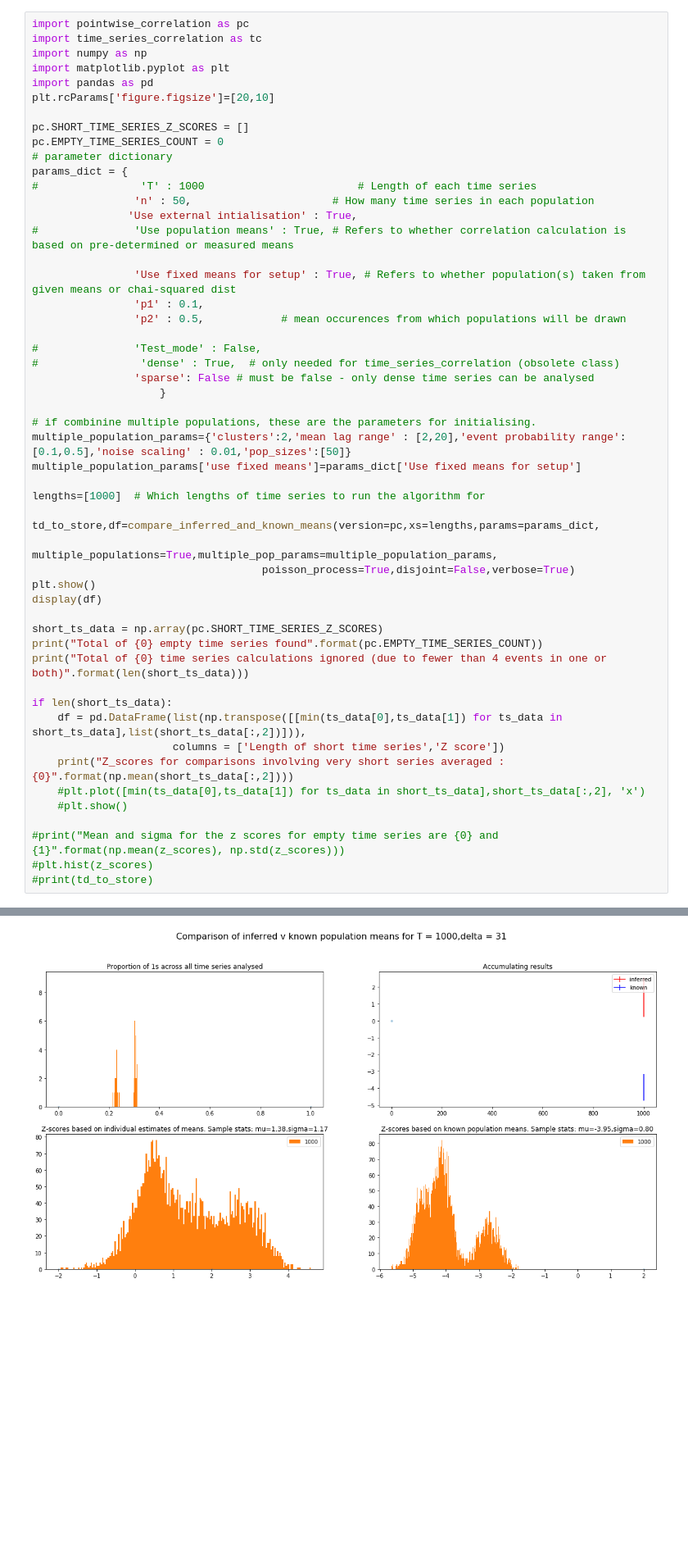
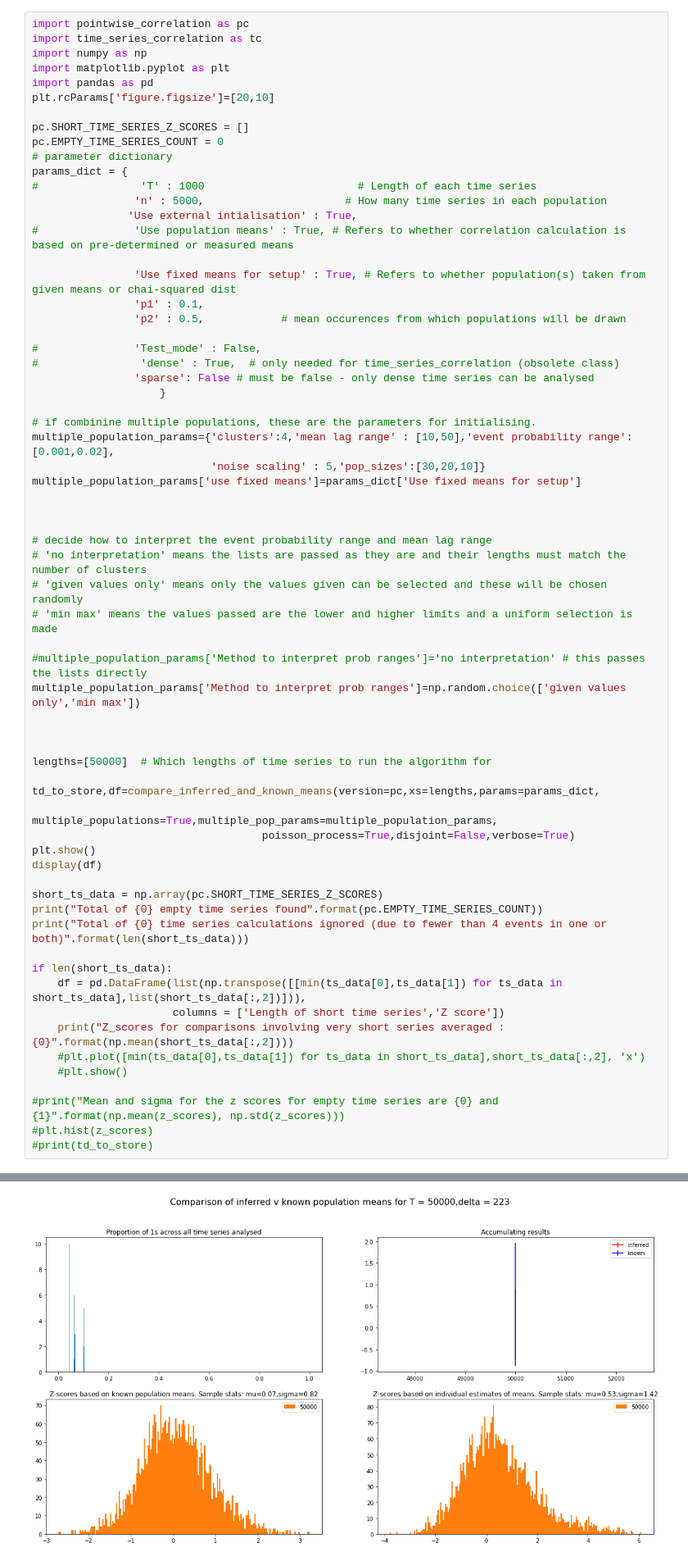
Before and after one commit to owenldennis/Tweet-timings, a Jupyter notebook: src/Tweet_project_tests.ipynb, the cells around one changed output, grey strips where cells are left out. Shown: that part at 82% size. Saved outputs shown, nothing was run; the diff lists cells and outputs as text; blank space fills up the shorter version.

```diff
--- a/src/Tweet_project_tests.ipynb
+++ b/src/Tweet_project_tests.ipynb
@@ -245,7 +417,7 @@ pc.EMPTY_TIME_SERIES_COUNT = 0
 # parameter dictionary
 params_dict = {
 #                'T' : 1000                        # Length of each time series
-                'n' : 50,                      # How many time series in each population
+                'n' : 5000,                      # How many time series in each population
                'Use external intialisation' : True,
 #               'Use population means' : True, # Refers to whether correlation calculation is based on pre-determined or measured means
 
@@ -259,10 +431,23 @@ params_dict = {
                     }
 
 # if combinine multiple populations, these are the parameters for initialising.
-multiple_population_params={'clusters':2,'mean lag range' : [2,20],'event probability range':[0.1,0.5],'noise scaling' : 0.01,'pop_sizes':[50]}
+multiple_population_params={'clusters':4,'mean lag range' : [10,50],'event probability range':[0.001,0.02],
+                            'noise scaling' : 5,'pop_sizes':[30,20,10]}
 multiple_population_params['use fixed means']=params_dict['Use fixed means for setup']
 
-lengths=[1000]  # Which lengths of time series to run the algorithm for
+
+
+# decide how to interpret the event probability range and mean lag range
+# 'no interpretation' means the lists are passed as they are and their lengths must match the number of clusters
+# 'given values only' means only the values given can be selected and these will be chosen randomly
+# 'min max' means the values passed are the lower and higher limits and a uniform selection is made
+
+#multiple_population_params['Method to interpret prob ranges']='no interpretation' # this passes the lists directly
+multiple_population_params['Method to interpret prob ranges']=np.random.choice(['given values only','min max'])
+
+
+
+lengths=[50000]  # Which lengths of time series to run the algorithm for
 
 td_to_store,df=compare_inferred_and_known_means(version=pc,xs=lengths,params=params_dict,
                                     multiple_populations=True,multiple_pop_params=multiple_population_params,
@@ -305 +490 @@ Delta (max time-lag tested) is 31
-[figure, old version]
+[figure, new version]
```
Also changed, not shown: parts of 10 cells of this notebook, 3 other files.
